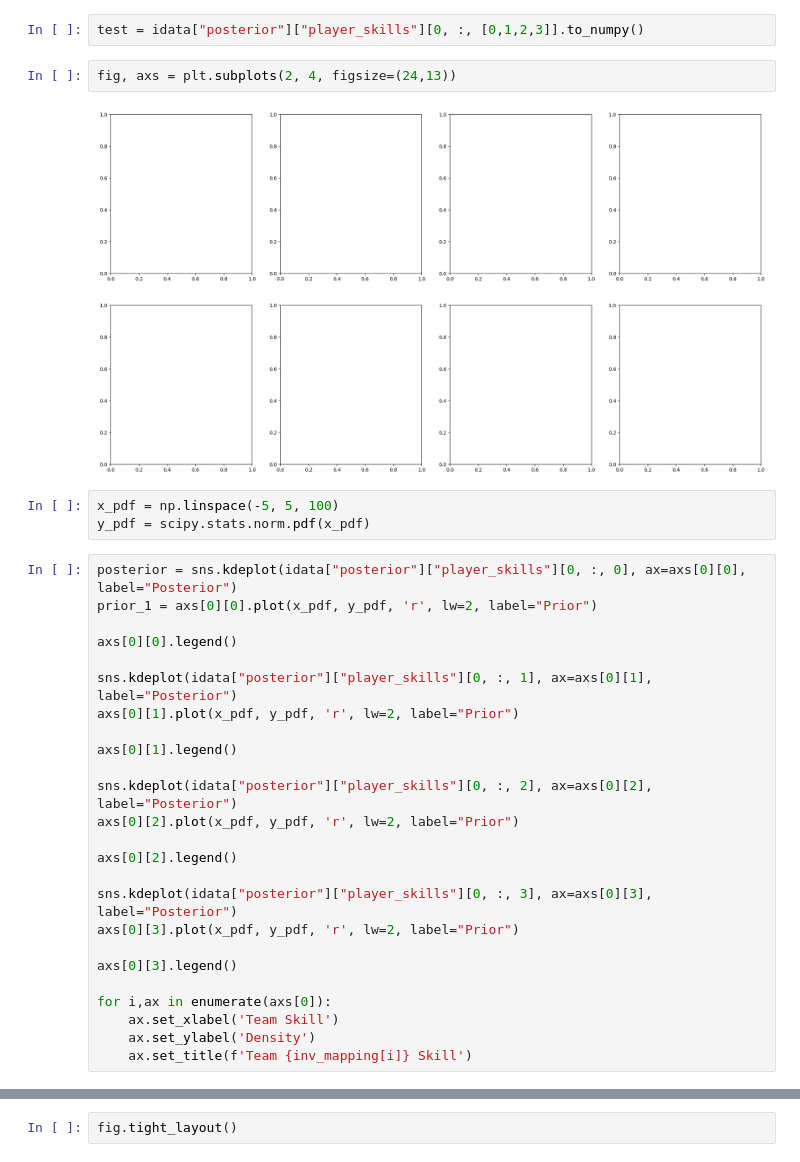
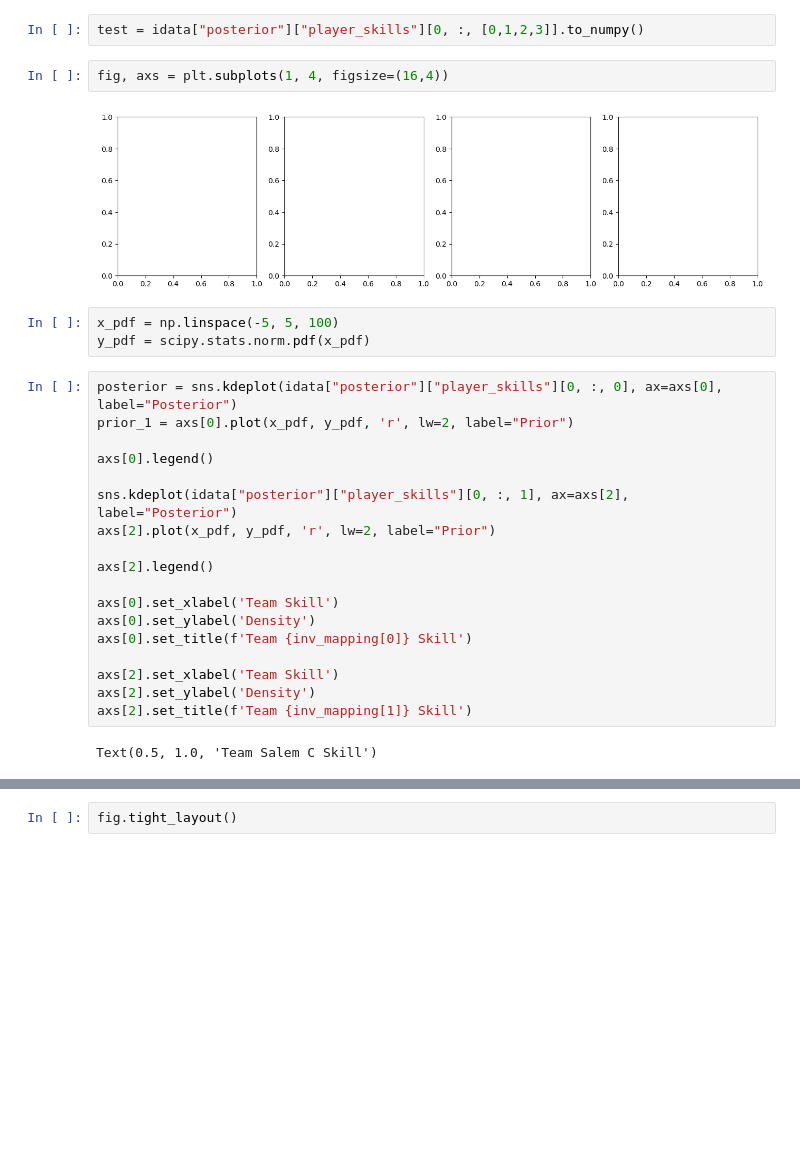
Before and after one commit to KuleenS/BayesianBowl, a Jupyter notebook: src/model/run_model.ipynb, the cells around one changed output, grey strips where cells are left out. Drawn from its saved outputs; the diff is of its cells as text; blank space fills up the shorter version.

Commit message:
Updaetd visualizations

```diff
--- a/src/model/run_model.ipynb
+++ b/src/model/run_model.ipynb
@@ -86,35 +86,30 @@ az.rcParams["plot.max_subplots"] = 40
 # %%
 test = idata["posterior"]["player_skills"][0, :, [0,1,2,3]].to_numpy()
 # %%
-fig, axs = plt.subplots(2, 4, figsize=(24,13))
+fig, axs = plt.subplots(1, 4, figsize=(16,4))
 # %% [output]
-[figure, old version]
+[figure, new version]
 # %%
 x_pdf = np.linspace(-5, 5, 100)
 y_pdf = scipy.stats.norm.pdf(x_pdf)
 # %%
-posterior = sns.kdeplot(idata["posterior"]["player_skills"][0, :, 0], ax=axs[0][0], label="Posterior")
-prior_1 = axs[0][0].plot(x_pdf, y_pdf, 'r', lw=2, label="Prior")
+posterior = sns.kdeplot(idata["posterior"]["player_skills"][0, :, 0], ax=axs[0], label="Posterior")
+prior_1 = axs[0].plot(x_pdf, y_pdf, 'r', lw=2, label="Prior")
 
-axs[0][0].legend()
+axs[0].legend()
 
-sns.kdeplot(idata["posterior"]["player_skills"][0, :, 1], ax=axs[0][1], label="Posterior")
-axs[0][1].plot(x_pdf, y_pdf, 'r', lw=2, label="Prior")
+sns.kdeplot(idata["posterior"]["player_skills"][0, :, 1], ax=axs[2], label="Posterior")
+axs[2].plot(x_pdf, y_pdf, 'r', lw=2, label="Prior")
 
-axs[0][1].legend()
+axs[2].legend()
 
-sns.kdeplot(idata["posterior"]["player_skills"][0, :, 2], ax=axs[0][2], label="Posterior")
-axs[0][2].plot(x_pdf, y_pdf, 'r', lw=2, label="Prior")
+axs[0].set_xlabel('Team Skill')
+axs[0].set_ylabel('Density')
+axs[0].set_title(f'Team {inv_mapping[0]} Skill')
 
-axs[0][2].legend()
-
-sns.kdeplot(idata["posterior"]["player_skills"][0, :, 3], ax=axs[0][3], label="Posterior")
-axs[0][3].plot(x_pdf, y_pdf, 'r', lw=2, label="Prior")
-
-axs[0][3].legend()
-
-for i,ax in enumerate(axs[0]):
-    ax.set_xlabel('Team Skill')
-    ax.set_ylabel('Density')
-    ax.set_title(f'Team {inv_mapping[i]} Skill')
+axs[2].set_xlabel('Team Skill')
+axs[2].set_ylabel('Density')
+axs[2].set_title(f'Team {inv_mapping[1]} Skill')
+# %% [output]
+Text(0.5, 1.0, 'Team Salem C Skill')
 # %%
```
Also changed, not shown: parts of 18 cells of this notebook, 1 other file.
